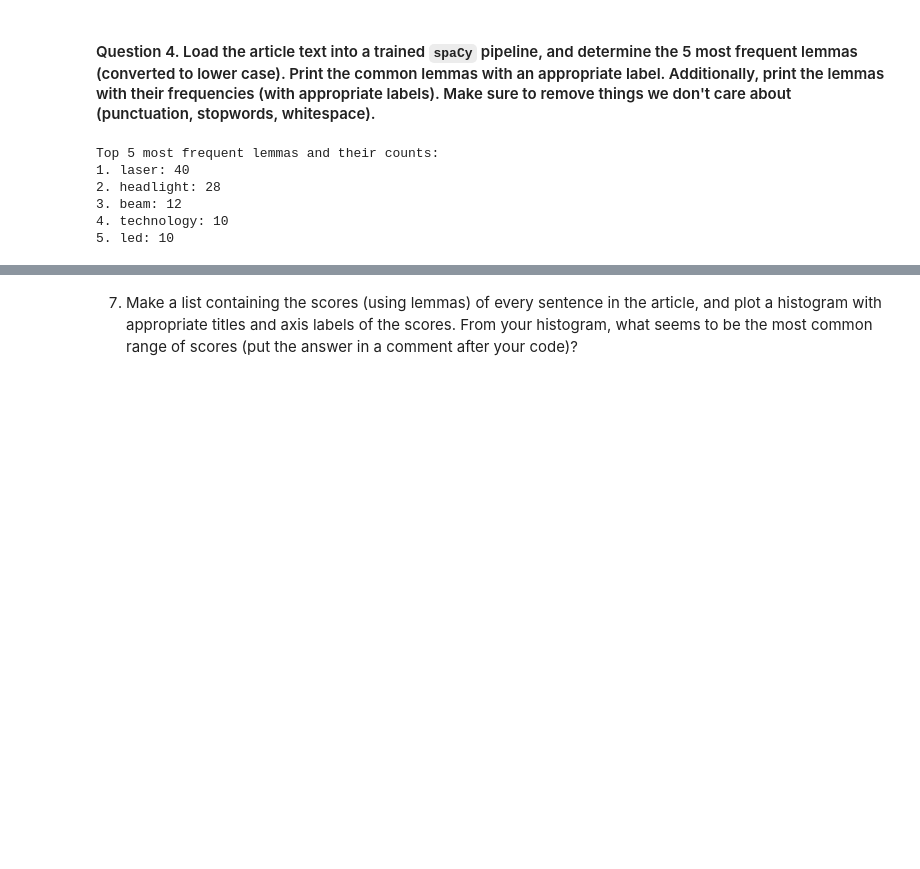
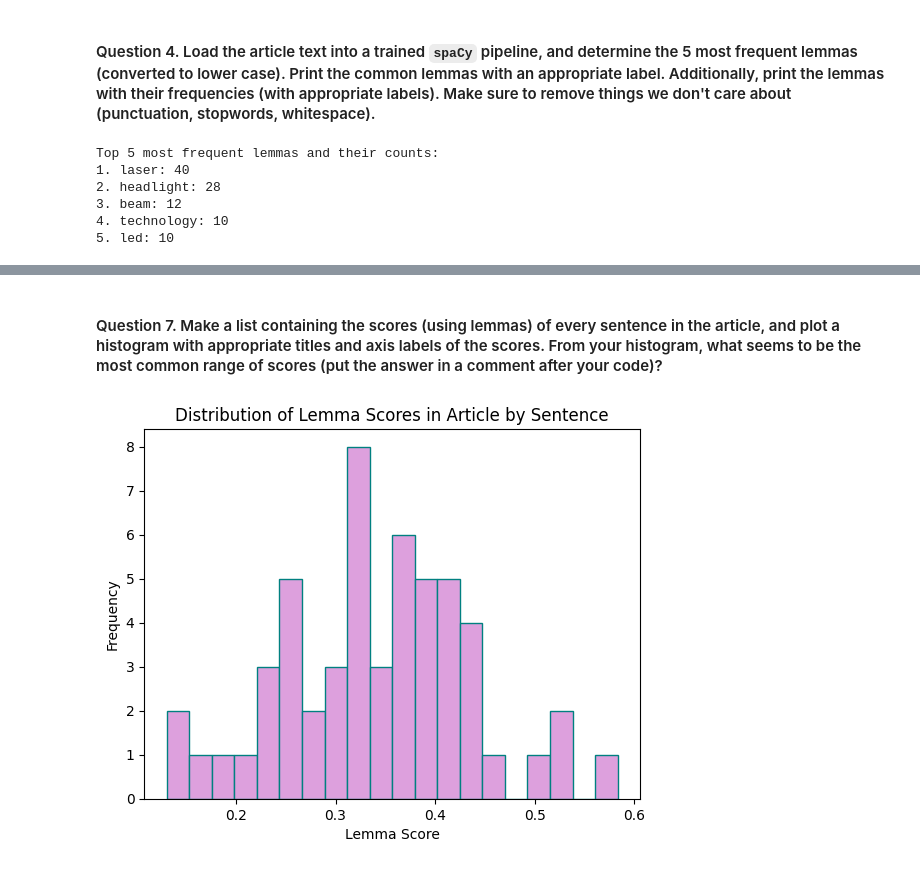
Before and after one commit to kjleopold/web-scraping, a Jupyter notebook: web-scraping.ipynb, the cells around one changed output, grey strips where cells are left out. Cells and saved outputs as stored; diff of their text form; code cells hidden in the pictures; blank space fills up the shorter version.

```diff
--- a/web-scraping.ipynb
+++ b/web-scraping.ipynb
@@ -198,3 +238,17 @@ print("Score by lemma:", lemma_score)
 # %% [markdown]
-7. Make a list containing the scores (using lemmas) of every sentence in the article, and plot a histogram with appropriate titles and axis labels of the scores.  From your histogram, what seems to be the most common range of scores (put the answer in a comment after your code)?
+#### Question 7. Make a list containing the scores (using lemmas) of every sentence in the article, and plot a histogram with appropriate titles and axis labels of the scores.  From your histogram, what seems to be the most common range of scores (put the answer in a comment after your code)?
+# %%
+# use function score_sentence_by_lemma to get the scores
+scores = [score_sentence_by_lemma(sentence, interesting_lemmas) for sentence in sentences]
+
+# plot histogram of the scores of sentences
+plt.hist(scores, bins=20, edgecolor='teal', color="plum")
+plt.title('Distribution of Lemma Scores in Article by Sentence')
+plt.xlabel('Lemma Score')
+plt.ylabel('Frequency')
+plt.show()
+
+# The most common range of scores is between 0.26 and 0.42.
+# %% [output]
+[figure, added]
 # %% [markdown]
```
Also changed, not shown: parts of 6 cells of this notebook, 1 other file.
